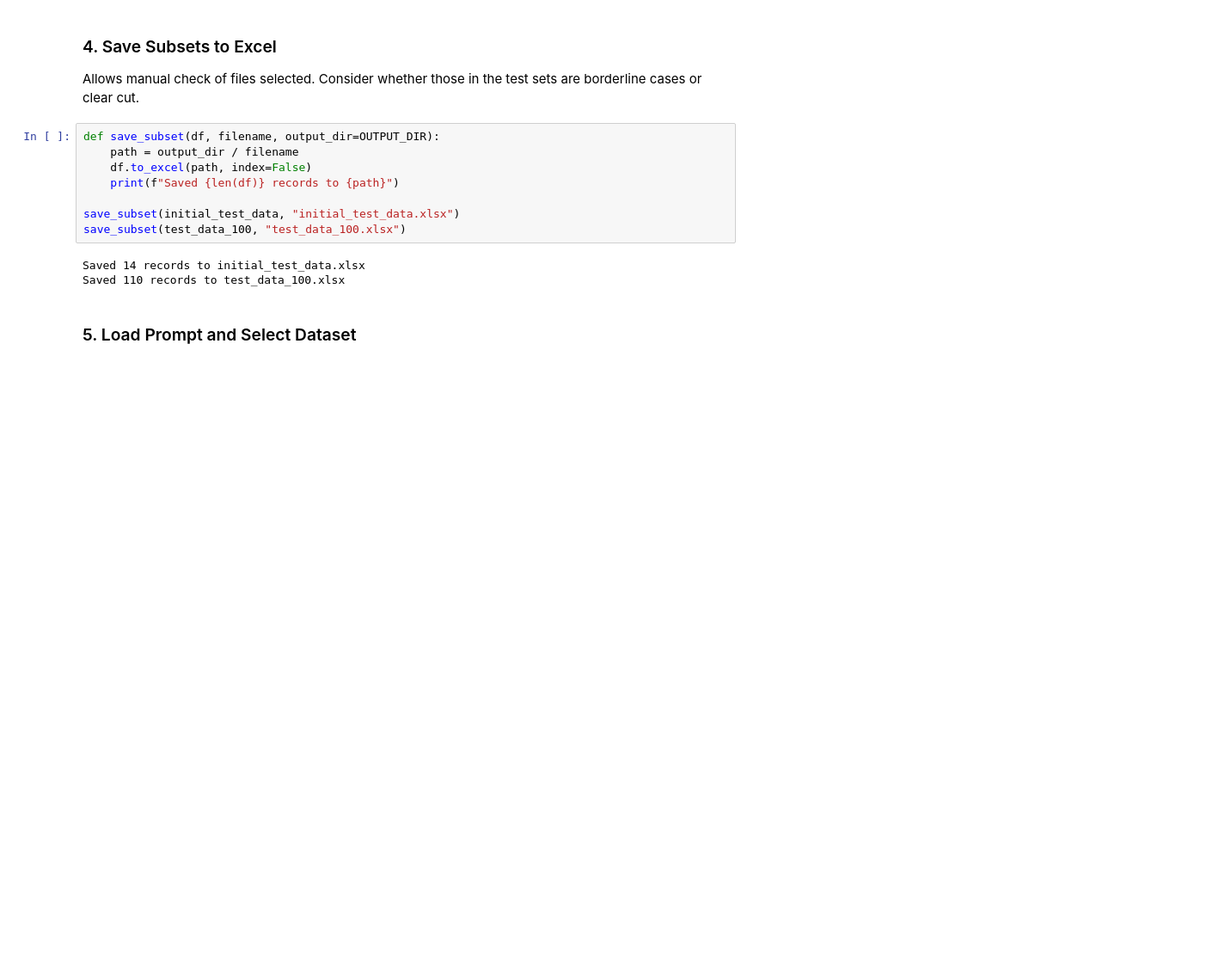
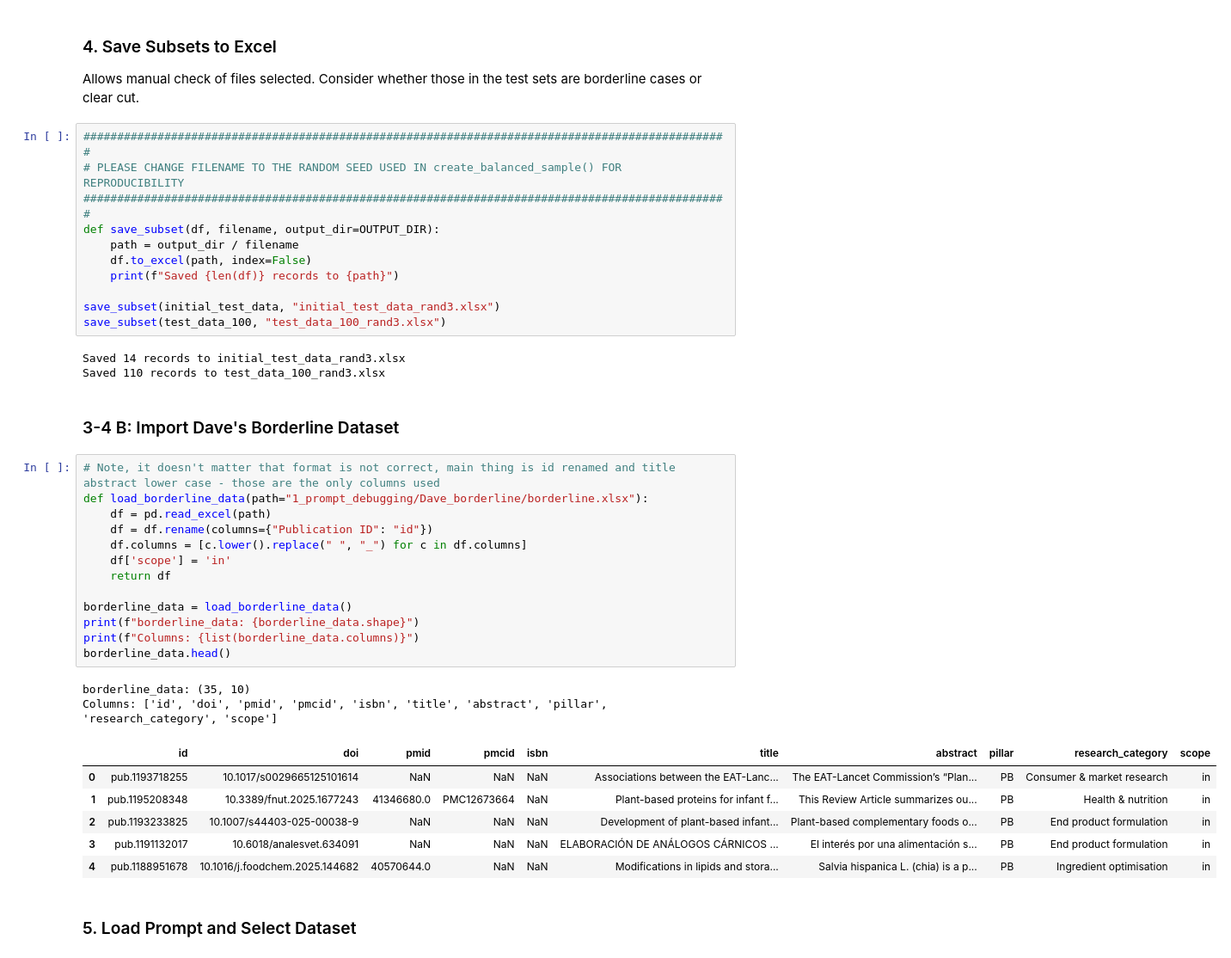
Before and after one commit to violah-fellow/SHEEP, a Jupyter notebook: Publications/GenAI/genai_testing.ipynb, the cells around one changed output. Shown at 86% size. Drawn from its saved outputs; the diff is of its cells as text; blank space fills up the shorter version.

```diff
--- a/Publications/GenAI/genai_testing.ipynb
+++ b/Publications/GenAI/genai_testing.ipynb
@@ -127,16 +127,43 @@ Name: count, dtype: int64
 ### 4. Save Subsets to Excel
 Allows manual check of files selected. Consider whether those in the test sets are borderline cases or clear cut.
 # %%
+################################################################################################
+# PLEASE CHANGE FILENAME TO THE RANDOM SEED USED IN create_balanced_sample() FOR REPRODUCIBILITY
+################################################################################################
 def save_subset(df, filename, output_dir=OUTPUT_DIR):
     path = output_dir / filename
     df.to_excel(path, index=False)
     print(f"Saved {len(df)} records to {path}")
 
-save_subset(initial_test_data, "initial_test_data.xlsx")
-save_subset(test_data_100, "test_data_100.xlsx")
+save_subset(initial_test_data, "initial_test_data_rand3.xlsx")
+save_subset(test_data_100, "test_data_100_rand3.xlsx")
 # %% [output]
-Saved 14 records to initial_test_data.xlsx
-Saved 110 records to test_data_100.xlsx
+Saved 14 records to initial_test_data_rand3.xlsx
+Saved 110 records to test_data_100_rand3.xlsx
+# %% [markdown]
+### 3-4 B: Import Dave's Borderline Dataset
+# %%
+# Note, it doesn't matter that format is not correct, main thing is id renamed and title abstract lower case - those are the only columns used
+def load_borderline_data(path="1_prompt_debugging/Dave_borderline/borderline.xlsx"):
+    df = pd.read_excel(path)
+    df = df.rename(columns={"Publication ID": "id"})
+    df.columns = [c.lower().replace(" ", "_") for c in df.columns]
+    df['scope'] = 'in'
+    return df
+
+borderline_data = load_borderline_data()
+print(f"borderline_data: {borderline_data.shape}")
+print(f"Columns: {list(borderline_data.columns)}")
+borderline_data.head()
+# %% [output]
+borderline_data: (35, 10)
+Columns: ['id', 'doi', 'pmid', 'pmcid', 'isbn', 'title', 'abstract', 'pillar', 'research_category', 'scope']
+|  | id | doi | pmid | pmcid | isbn | title | abstract | pillar | research_category | scope |
+| 0 | pub.1193718255 | 10.1017/s0029665125101614 | NaN | NaN | NaN | Associations between the EAT-Lanc... | The EAT-Lancet Commission’s “Plan... | PB | Consumer & market research | in |
+| 1 | pub.1195208348 | 10.3389/fnut.2025.1677243 | 41346680.0 | PMC12673664 | NaN | Plant-based proteins for infant f... | This Review Article summarizes ou... | PB | Health & nutrition | in |
+| 2 | pub.1193233825 | 10.1007/s44403-025-00038-9 | NaN | NaN | NaN | Development of plant-based infant... | Plant-based complementary foods o... | PB | End product formulation | in |
+| 3 | pub.1191132017 | 10.6018/analesvet.634091 | NaN | NaN | NaN | ELABORACIÓN DE ANÁLOGOS CÁRNICOS ... | El interés por una alimentación s... | PB | End product formulation | in |
+| 4 | pub.1188951678 | 10.1016/j.foodchem.2025.144682 | 40570644.0 | NaN | NaN | Modifications in lipids and stora... | Salvia hispanica L. (chia) is a p... | PB | Ingredient optimisation | in |
 # %% [markdown]
 ### 5. Load Prompt and Select Dataset
 # %%
```
Also changed, not shown: parts of 10 cells of this notebook, 43 other files.
